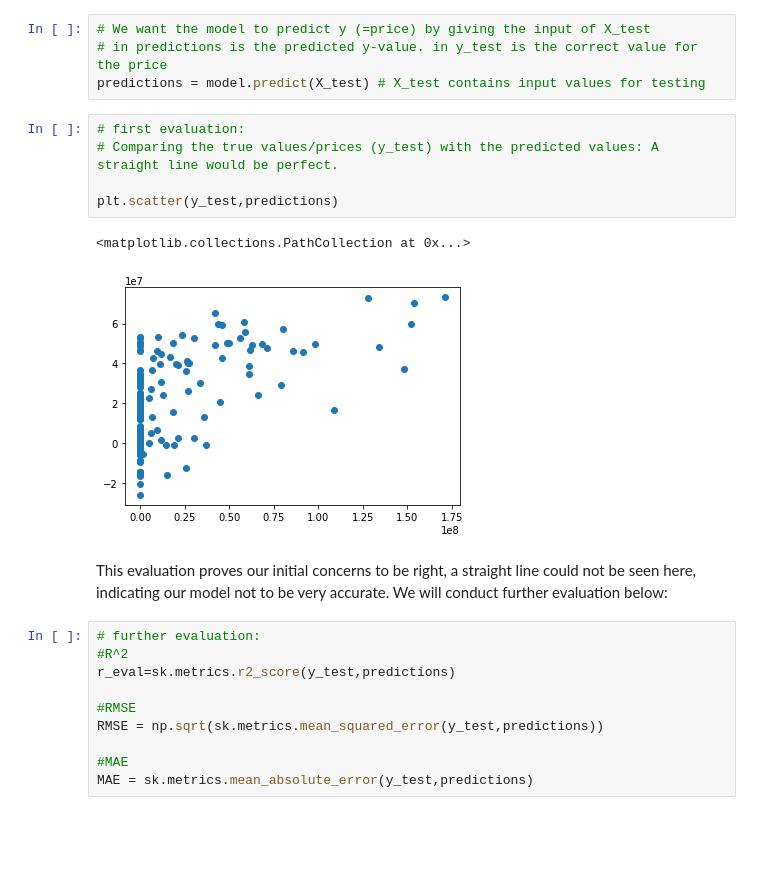
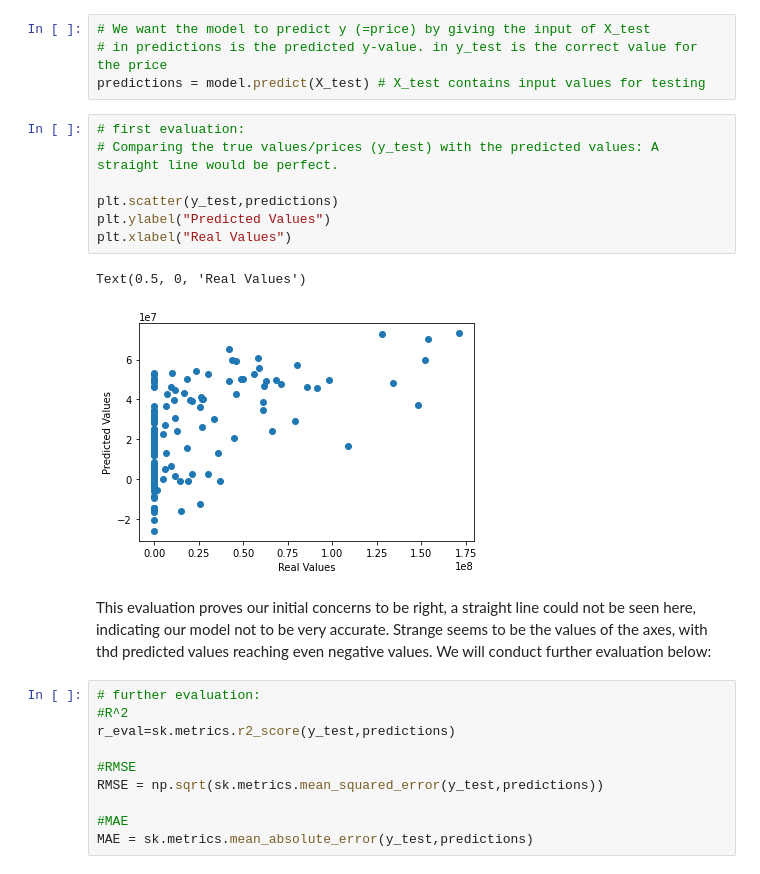
Before and after one commit to IvoSab/ProjectGrp3_PV, a Jupyter notebook: Machine_Learning_PV.ipynb, the cells around one changed output. Saved outputs shown, nothing was run; the diff lists cells and outputs as text; blank space fills up the shorter version.

```diff
--- a/Machine_Learning_PV.ipynb
+++ b/Machine_Learning_PV.ipynb
@@ -53,13 +53,15 @@ predictions = model.predict(X_test) # X_test contains input values for testing
 # %%
 # first evaluation:
 # Comparing the true values/prices (y_test) with the predicted values: A straight line would be perfect.
 
 plt.scatter(y_test,predictions)
+plt.ylabel("Predicted Values")
+plt.xlabel("Real Values")
 # %% [output]
-<matplotlib.collections.PathCollection at 0x...>
+Text(0.5, 0, 'Real Values')
-[figure, old version]
+[figure, new version]
 # %% [markdown]
-This evaluation proves our initial concerns to be right, a straight line could not be seen here, indicating our model not to be very accurate. We will conduct further evaluation below:
+This evaluation proves our initial concerns to be right, a straight line could not be seen here, indicating our model not to be very accurate. Strange seems to be the values of the axes, with thd predicted values reaching even negative values. We will conduct further evaluation below:
 # %%
 # further evaluation:
 #R^2
```
Also changed, not shown: parts of 23 cells of this notebook.
